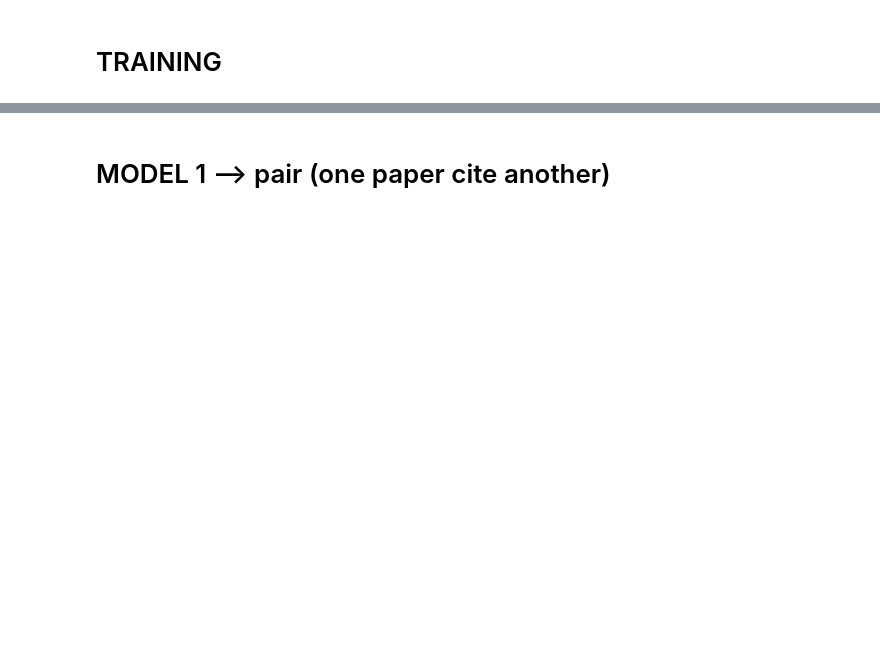
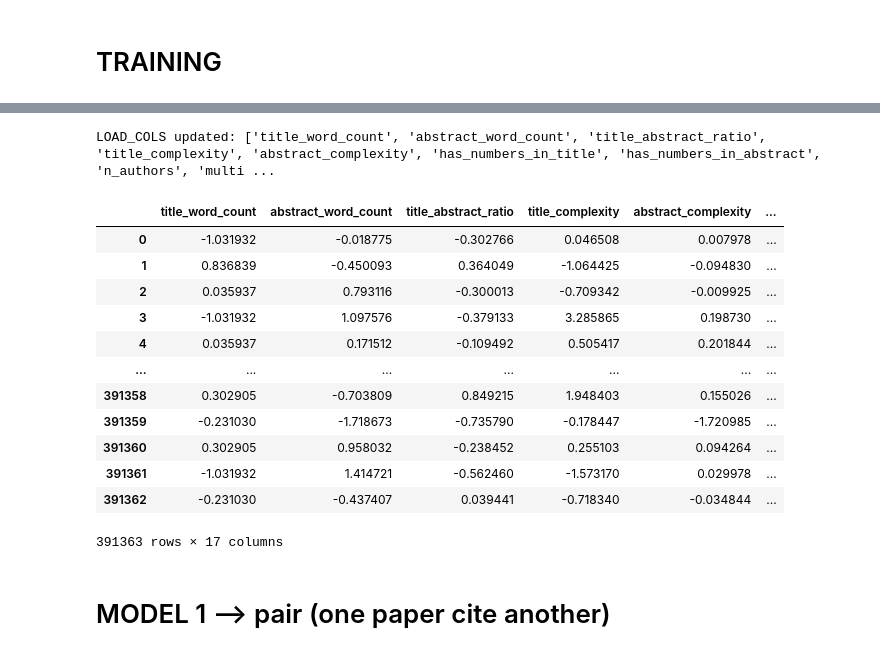
Before and after one commit to ManuCa93/data_project_3, a Jupyter notebook: notebook.ipynb, the cells around one changed output, grey strips where cells are left out. Saved outputs shown, nothing was run; the diff lists cells and outputs as text; code cells hidden in the pictures; blank space fills up the shorter version.

```diff
--- a/notebook.ipynb
+++ b/notebook.ipynb
@@ -1932,0 +2015,14 @@ Splits saved to splits_gcn
+# %%
+leaky_features = [
+    "citation_per_year",
+    "impact_score",
+    "citation_richness",
+    "is_highly_cited_for_year",
+    "avg_author_citations",
+    "max_author_citations",
+    "venue_median_citations",
+    "years_since_publication",
+    "n_references",
+    "references_author_ratio",
+    "has_high_ref_count",
+]
@@ -1933,2 +2168,31 @@ Splits saved to splits_gcn
+# %%
+import pyarrow.parquet as pq
+
+# Reread LOAD_COLS from the current schema of the new Parquet files
+pf_new = pq.read_schema(f"{OUTPUT_DIR}/train.parquet")
+LOAD_COLS = [c for c in pf_new.names if c not in {"split"}]
+
+print("LOAD_COLS updated:", LOAD_COLS)
+
+train_df = load_and_sample(f"{OUTPUT_DIR}/train.parquet", TRAIN_SAMPLE, LOAD_COLS)
+val_df   = load_and_sample(f"{OUTPUT_DIR}/val.parquet",   VAL_SAMPLE,   LOAD_COLS)
+test_df  = load_and_sample(f"{OUTPUT_DIR}/test.parquet",  TEST_SAMPLE,  LOAD_COLS)
+
+train_df
+# %% [output]
+LOAD_COLS updated: ['title_word_count', 'abstract_word_count', 'title_abstract_ratio', 'title_complexity', 'abstract_complexity', 'has_numbers_in_title', 'has_numbers_in_abstract', 'n_authors', 'multi ...
+|  | title_word_count | abstract_word_count | title_abstract_ratio | title_complexity | abstract_complexity | ... |
+| 0 | -1.031932 | -0.018775 | -0.302766 | 0.046508 | 0.007978 | ... |
+| 1 | 0.836839 | -0.450093 | 0.364049 | -1.064425 | -0.094830 | ... |
+| 2 | 0.035937 | 0.793116 | -0.300013 | -0.709342 | -0.009925 | ... |
+| 3 | -1.031932 | 1.097576 | -0.379133 | 3.285865 | 0.198730 | ... |
+| 4 | 0.035937 | 0.171512 | -0.109492 | 0.505417 | 0.201844 | ... |
+| ... | ... | ... | ... | ... | ... | ... |
+| 391358 | 0.302905 | -0.703809 | 0.849215 | 1.948403 | 0.155026 | ... |
+| 391359 | -0.231030 | -1.718673 | -0.735790 | -0.178447 | -1.720985 | ... |
+| 391360 | 0.302905 | 0.958032 | -0.238452 | 0.255103 | 0.094264 | ... |
+| 391361 | -1.031932 | 1.414721 | -0.562460 | -1.573170 | 0.029978 | ... |
+| 391362 | -0.231030 | -0.437407 | 0.039441 | -0.718340 | -0.034844 | ... |
+391363 rows × 17 columns
 # %% [markdown]
 # MODEL 1 --> pair (one paper cite another)
```
Also changed, not shown: parts of 25 cells of this notebook, 3 other files.
